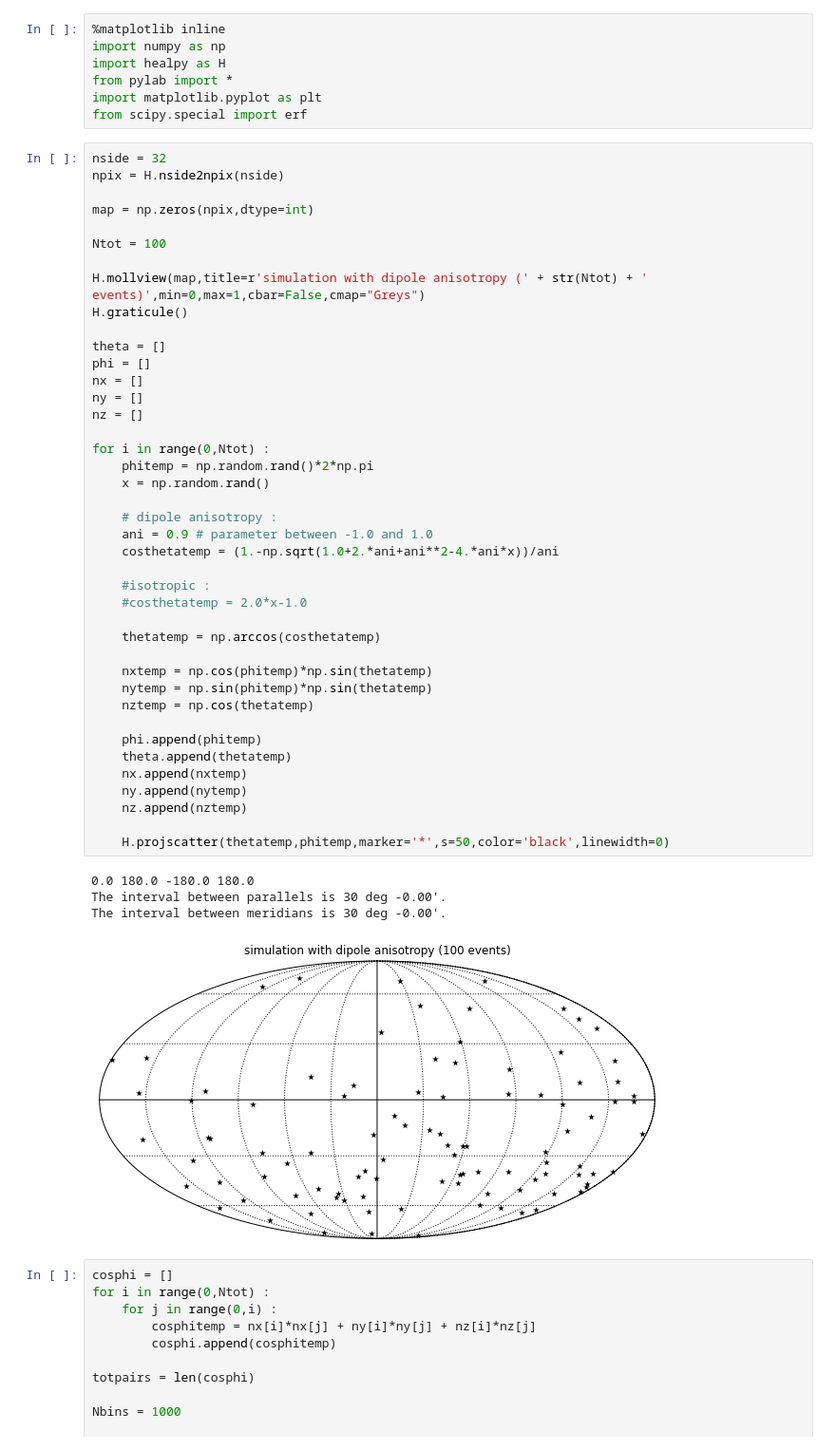
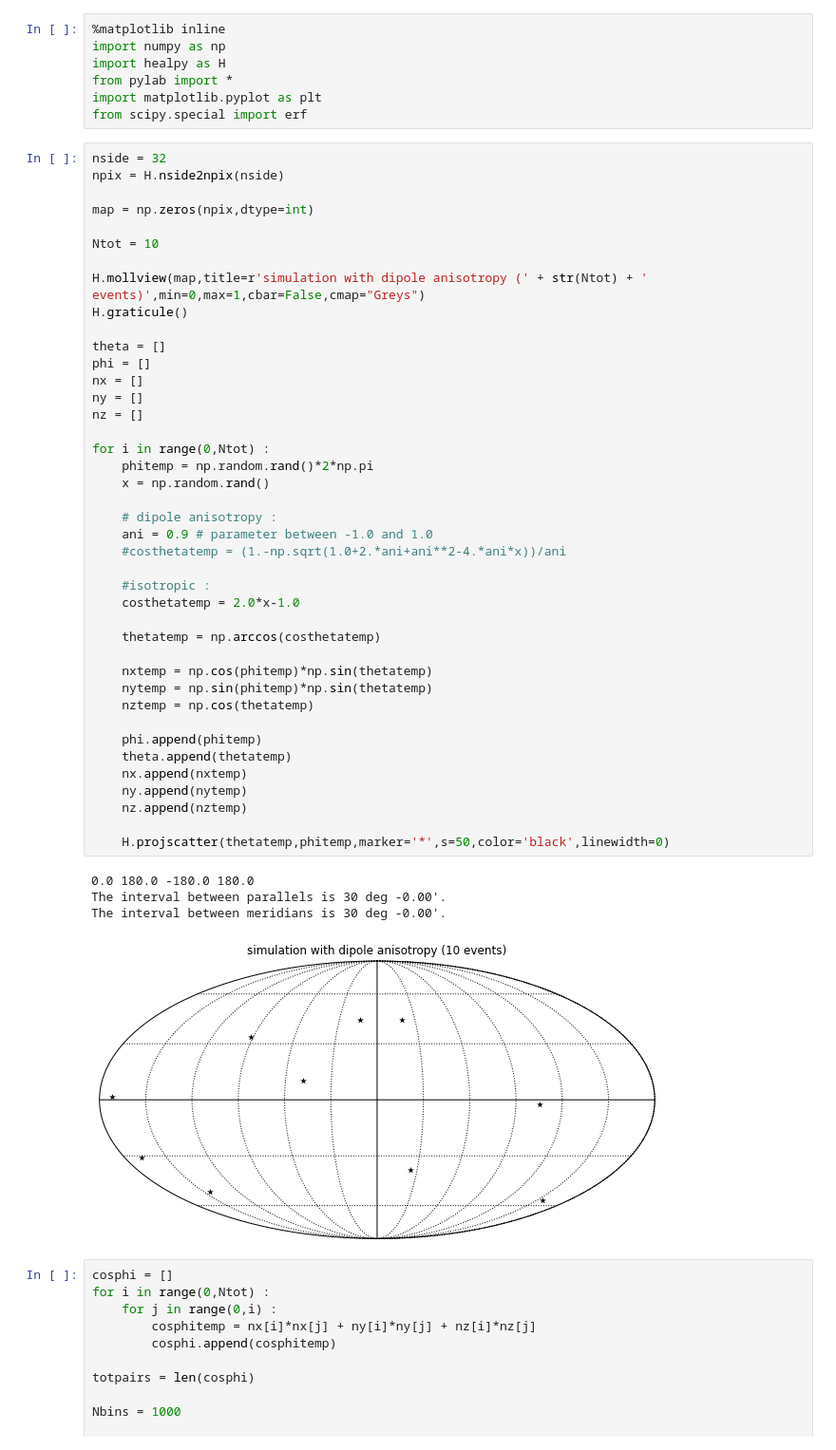
Before and after one commit to mahlers77/KSETA2023, a Jupyter notebook: autocorrelation_example.ipynb, the cells around one changed output. Shown: that part at 95% size. Cells and saved outputs as stored; diff of their text form.

```diff
--- a/autocorrelation_example.ipynb
+++ b/autocorrelation_example.ipynb
@@ -37,7 +37,7 @@ npix = H.nside2npix(nside)
 
 map = np.zeros(npix,dtype=int)
 
-Ntot = 100
+Ntot = 10
 
 H.mollview(map,title=r'simulation with dipole anisotropy (' + str(Ntot) + ' events)',min=0,max=1,cbar=False,cmap="Greys")
 H.graticule()
@@ -47,36 +47,36 @@ phi = []
 nx = []
 ny = []
 nz = []
 
 for i in range(0,Ntot) :
     phitemp = np.random.rand()*2*np.pi
     x = np.random.rand()
 
     # dipole anisotropy :
     ani = 0.9 # parameter between -1.0 and 1.0
-    costhetatemp = (1.-np.sqrt(1.0+2.*ani+ani**2-4.*ani*x))/ani
+    #costhetatemp = (1.-np.sqrt(1.0+2.*ani+ani**2-4.*ani*x))/ani
 
     #isotropic :
-    #costhetatemp = 2.0*x-1.0
+    costhetatemp = 2.0*x-1.0
 
     thetatemp = np.arccos(costhetatemp)
 
     nxtemp = np.cos(phitemp)*np.sin(thetatemp)
     nytemp = np.sin(phitemp)*np.sin(thetatemp)
     nztemp = np.cos(thetatemp)
 
     phi.append(phitemp)
     theta.append(thetatemp)
     nx.append(nxtemp)
     ny.append(nytemp)
     nz.append(nztemp)
 
     H.projscatter(thetatemp,phitemp,marker='*',s=50,color='black',linewidth=0)
 # %% [output]
 0.0 180.0 -180.0 180.0
 The interval between parallels is 30 deg -0.00'.
 The interval between meridians is 30 deg -0.00'.
-[figure, old version]
+[figure, new version]
 # %%
 cosphi = []
 for i in range(0,Ntot) :
```
Also changed, not shown: parts of 1 cell of this notebook.
